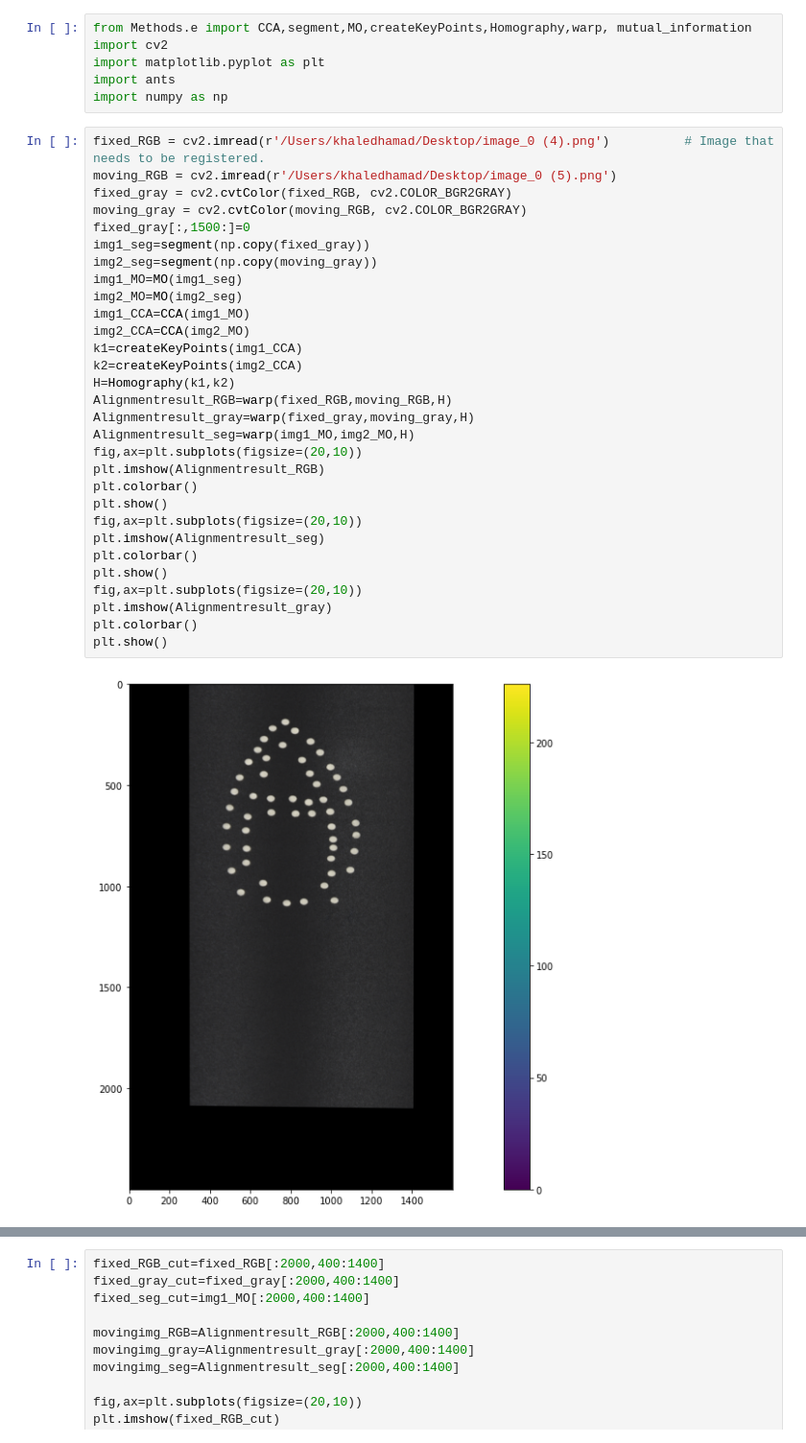
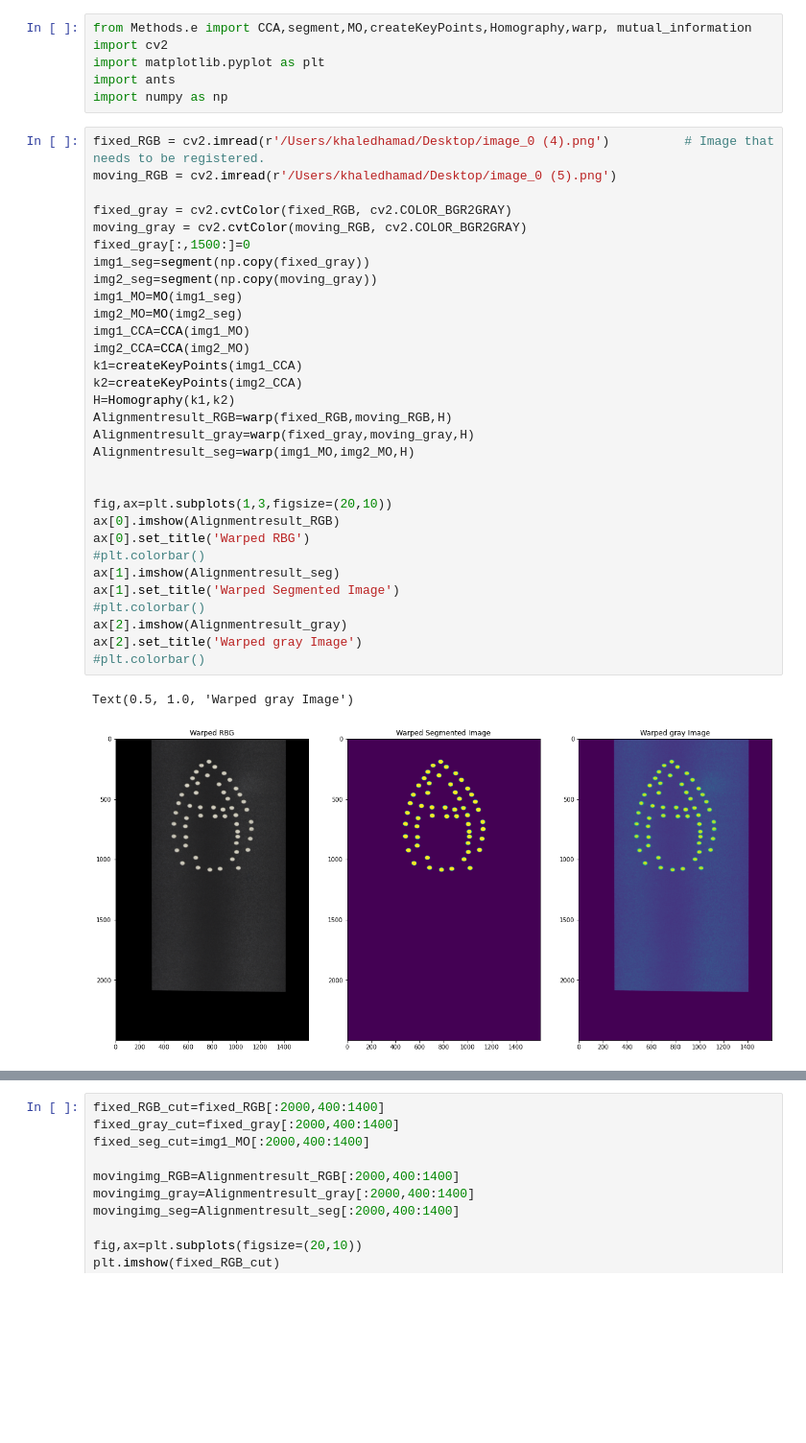
Before and after one commit to knhamad/Image_Alignment, a Jupyter notebook: Image_alignment_Demo.ipynb, the cells around one changed output, grey strips where cells are left out. Shown at 96% size. Cells and saved outputs as stored; diff of their text form; blank space fills up the shorter version.

```diff
--- a/Image_alignment_Demo.ipynb
+++ b/Image_alignment_Demo.ipynb
@@ -7,32 +7,34 @@ import numpy as np
 # %%
 fixed_RGB = cv2.imread(r'/Users/khaledhamad/Desktop/image_0 (4).png')          # Image that needs to be registered.
 moving_RGB = cv2.imread(r'/Users/khaledhamad/Desktop/image_0 (5).png')
+
 fixed_gray = cv2.cvtColor(fixed_RGB, cv2.COLOR_BGR2GRAY)
 moving_gray = cv2.cvtColor(moving_RGB, cv2.COLOR_BGR2GRAY)
 fixed_gray[:,1500:]=0
 img1_seg=segment(np.copy(fixed_gray))
 img2_seg=segment(np.copy(moving_gray))
 img1_MO=MO(img1_seg)
 img2_MO=MO(img2_seg)
 img1_CCA=CCA(img1_MO)
 img2_CCA=CCA(img2_MO)
 k1=createKeyPoints(img1_CCA)
 k2=createKeyPoints(img2_CCA)
 H=Homography(k1,k2)
 Alignmentresult_RGB=warp(fixed_RGB,moving_RGB,H)
 Alignmentresult_gray=warp(fixed_gray,moving_gray,H)
 Alignmentresult_seg=warp(img1_MO,img2_MO,H)
-fig,ax=plt.subplots(figsize=(20,10))
-plt.imshow(Alignmentresult_RGB)
-plt.colorbar()
-plt.show()
-fig,ax=plt.subplots(figsize=(20,10))
-plt.imshow(Alignmentresult_seg)
-plt.colorbar()
-plt.show()
-fig,ax=plt.subplots(figsize=(20,10))
-plt.imshow(Alignmentresult_gray)
-plt.colorbar()
-plt.show()
+
+
+fig,ax=plt.subplots(1,3,figsize=(20,10))
+ax[0].imshow(Alignmentresult_RGB)
+ax[0].set_title('Warped RBG')
+#plt.colorbar()
+ax[1].imshow(Alignmentresult_seg)
+ax[1].set_title('Warped Segmented Image')
+#plt.colorbar()
+ax[2].imshow(Alignmentresult_gray)
+ax[2].set_title('Warped gray Image')
+#plt.colorbar()
 # %% [output]
+Text(0.5, 1.0, 'Warped gray Image')
-[figure, old version]
+[figure, new version]
```
Also changed, not shown: parts of 3 cells of this notebook, 1 other file.
